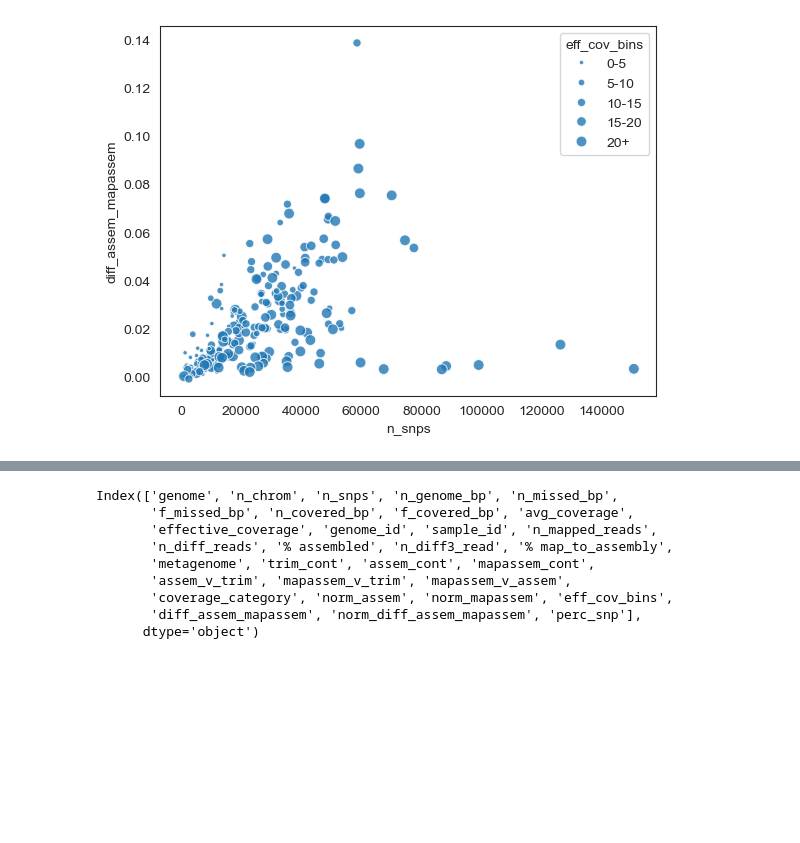
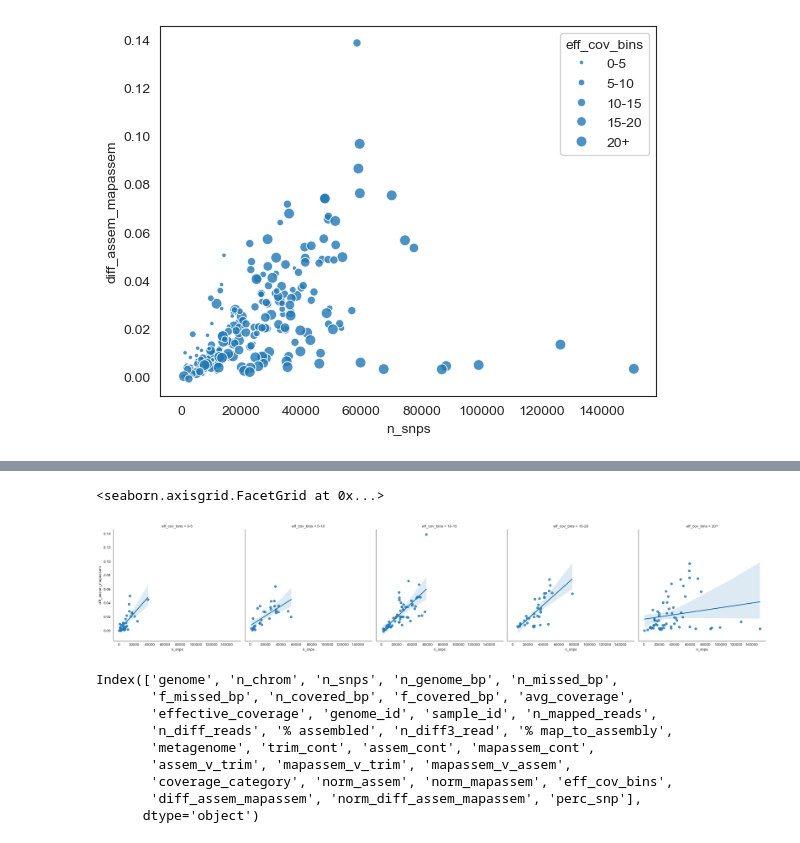
Before and after one commit to jeanzzhao/onehuman, a Jupyter notebook: atta/ERR505104-viz.ipynb, the cells around one changed output, grey strips where cells are left out. Drawn from its saved outputs; the diff is of its cells as text; code cells hidden in the pictures; blank space fills up the shorter version.

```diff
--- a/atta/ERR505104-viz.ipynb
+++ b/atta/ERR505104-viz.ipynb
@@ -403,3 +431,9 @@ sns.scatterplot(data=df, x='n_snps', y='diff_assem_mapassem', size= 'eff_cov_bin
+# %%
+# plot all, split by effective coverage bins
+sns.lmplot(data=df,x='n_snps', y='diff_assem_mapassem', col='eff_cov_bins')
+# %% [output]
+<seaborn.axisgrid.FacetGrid at 0x...>
+[figure, added]
 # %%
 df.columns
 # %% [output]
```
Also changed, not shown: parts of 4 cells of this notebook.
